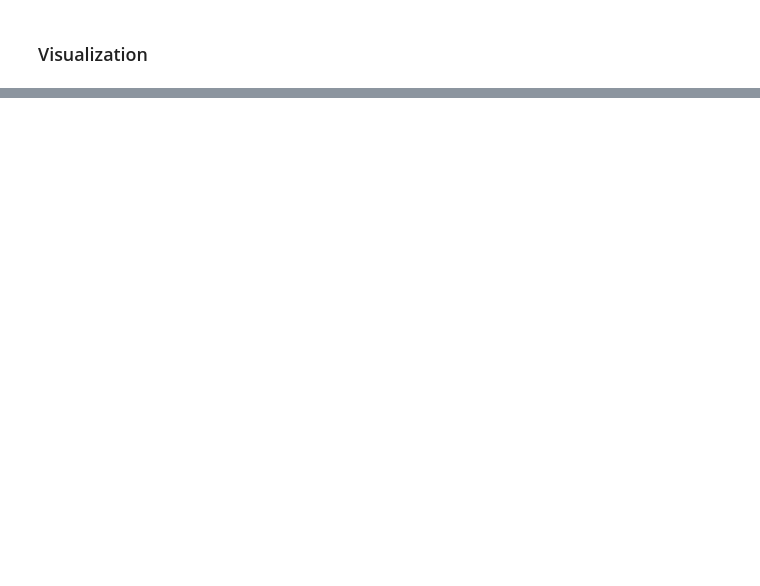
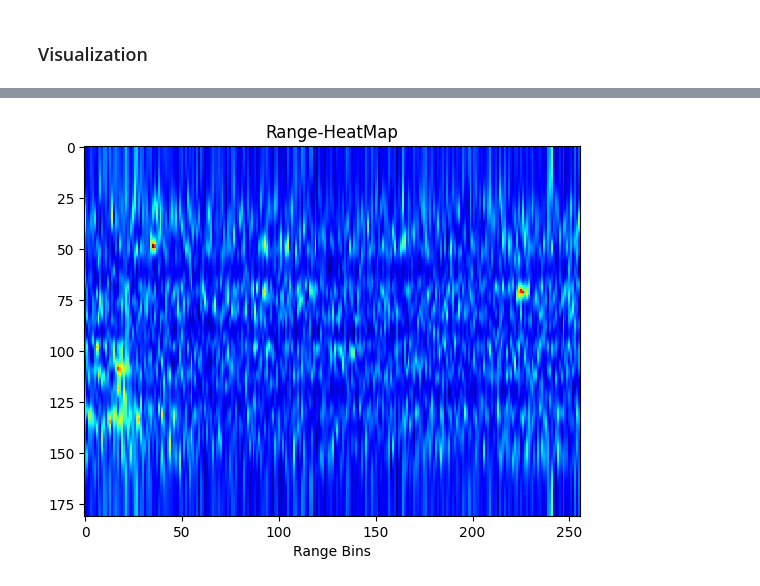
Before and after one commit to tirthankarhalder/mmSLAM, a Jupyter notebook: debugMain.ipynb, the cells around one changed output, grey strips where cells are left out. Cells and saved outputs as stored; diff of their text form; code cells hidden in the pictures; blank space fills up the shorter version.

```diff
--- a/debugMain.ipynb
+++ b/debugMain.ipynb
@@ -91,16 +99,35 @@ def pointcloud_openradar(file_name):
 def process_bin_file(file, radarFilePath):
     """Process a single bin file and generate a CSV."""
     binFileFrame = []
+    binFilesnr = []
+    binFilerange = []
+    binFileangle = []
+    binFilepower = []
+    binFiledoppler = []
     binFilePath = radarFilePath + file
-    gen, timestamps = pointcloud_openradar(file_name=binFilePath)
+    gen, timestamps, dopplerResult, rangeResult, rangeAzimuthzResult,heatmapResult= pointcloud_openradar(file_name=binFilePath)
 
     for pointcloud in gen:
         binFileFrame.append(pointcloud[:, :3])  # Sliced first 3 as x, y, z
+        binFiledoppler.append(pointcloud[:,2])
+        binFilesnr.append(pointcloud[:,3])
+        binFilerange.append(pointcloud[:,4])
+        binFileangle.append(pointcloud[:,5])
+        binFilepower.append(pointcloud[:,6])
 
     # Create a DataFrame for this bin file
     df = pd.DataFrame()
     df["datetime"] = timestamps[:gen.shape[0]]
     df["radarPCD"] = binFileFrame
+    df["doppler"] = binFiledoppler
+    df["snr"] = binFilesnr
+    df["range"] = binFilerange
+    df["angle"] = binFileangle
+    df["power"] = binFilepower
+    df['dopplerResult'] = dopplerResult
+    df['rangeResult'] = rangeResult
+    df['rangeAzimuthzResult'] = rangeAzimuthzResult
+    df['heatmapResult'] = heatmapResult
     df['datetime'] = pd.to_datetime(df['datetime'], format='%Y-%m-%d %H_%M_%S.%f')
 
     # Save CSV
@@ -344,0 +482,7 @@ KeyboardInterrupt:
+# %%
+plt.imshow(mergedRadarDepthRgb['heatmapResult'][0], aspect='auto', cmap='jet', interpolation='nearest')
+plt.xlabel('Range Bins')
+plt.title('Range-HeatMap')
+plt.show()
+# %% [output]
+[figure, added]
```
Also changed, not shown: parts of 44 cells of this notebook, 26 other files.
